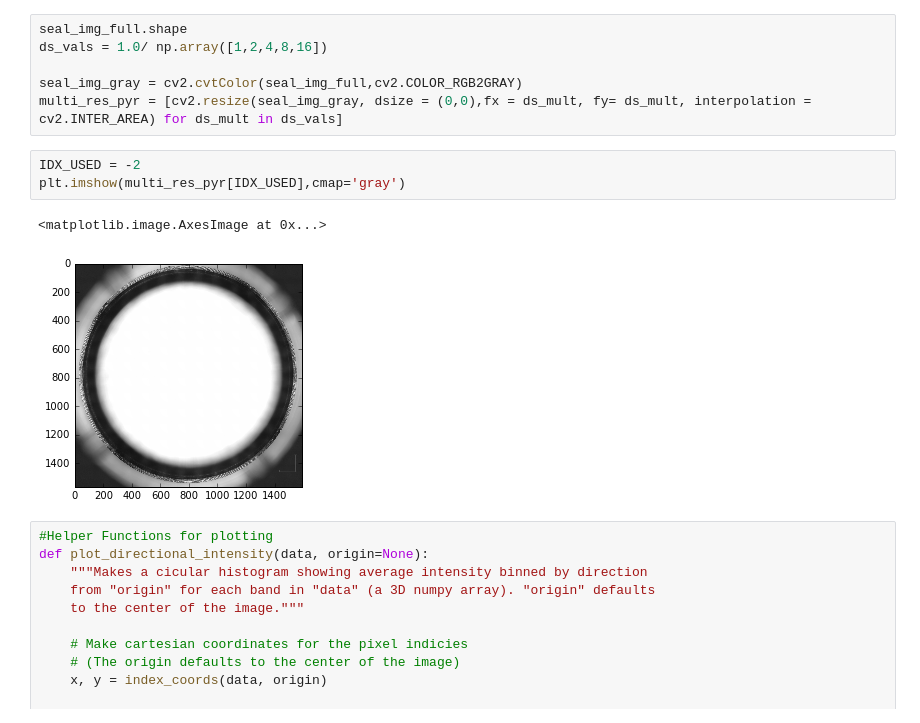
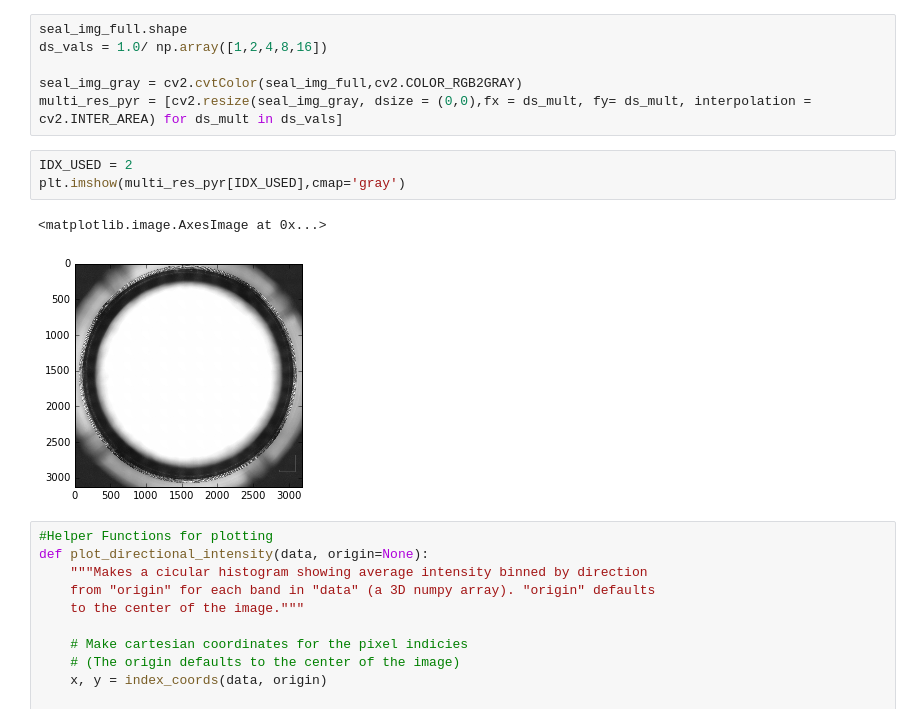
Before and after one commit to jpapon/seal_cup, a Jupyter notebook: seal_cup_testing.ipynb, the cells around one changed output. Drawn from its saved outputs; the diff is of its cells as text.

```diff
--- a/seal_cup_testing.ipynb
+++ b/seal_cup_testing.ipynb
@@ -20,11 +20,11 @@ ds_vals = 1.0/ np.array([1,2,4,8,16])
 seal_img_gray = cv2.cvtColor(seal_img_full,cv2.COLOR_RGB2GRAY)
 multi_res_pyr = [cv2.resize(seal_img_gray, dsize = (0,0),fx = ds_mult, fy= ds_mult, interpolation = cv2.INTER_AREA) for ds_mult in ds_vals]
 # %%
-IDX_USED = -2
+IDX_USED = 2
 plt.imshow(multi_res_pyr[IDX_USED],cmap='gray')
 # %% [output]
 <matplotlib.image.AxesImage at 0x...>
-[figure, old version]
+[figure, new version]
 # %%
 #Helper Functions for plotting
 def plot_directional_intensity(data, origin=None):
```
Also changed, not shown: parts of 7 cells of this notebook.
